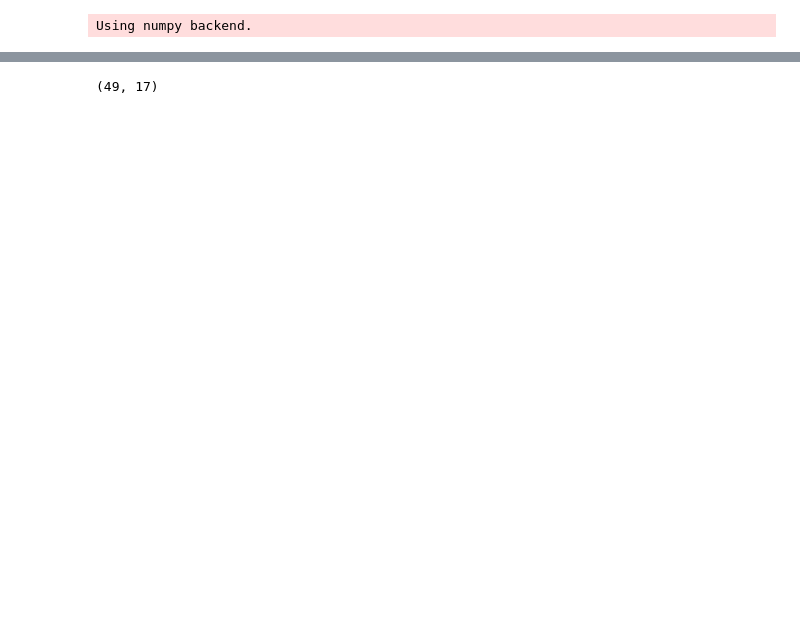
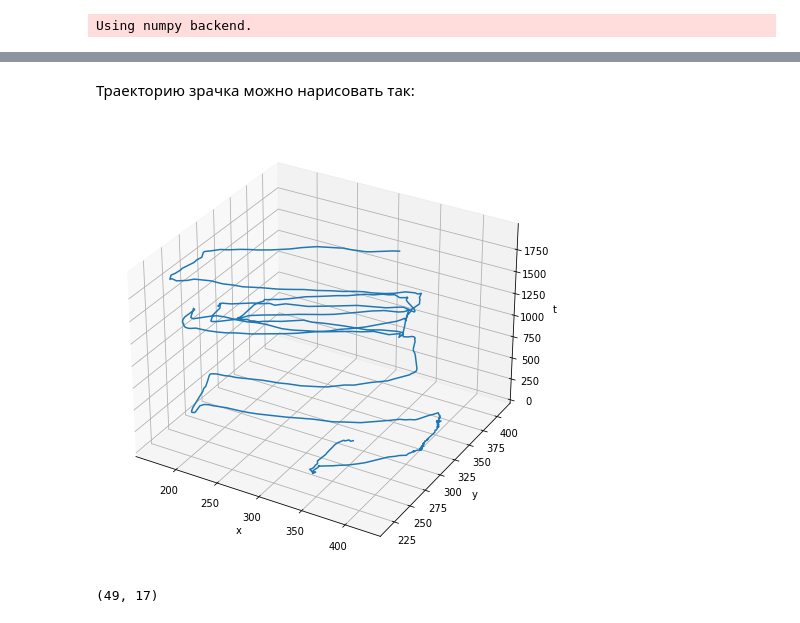
Before and after one commit to artem062/ForecastingMethods, a Jupyter notebook: Experiment.ipynb, the cells around one changed output, grey strips where cells are left out. Drawn from its saved outputs; the diff is of its cells as text; code cells hidden in the pictures; blank space fills up the shorter version.

```diff
--- a/Experiment.ipynb
+++ b/Experiment.ipynb
@@ -37,3 +49,15 @@ with open("videos.txt") as f:
+# %% [markdown]
+Траекторию зрачка можно нарисовать так:
+# %%
+fig = plt.figure(figsize=(12, 8))
+ax = fig.add_subplot(111, projection='3d')
+ax.plot(Y[:, 0], Y[:, 1], range(Y.shape[0]))
+ax.set_xlabel('x')
+ax.set_ylabel('y')
+ax.set_zlabel('t')
+plt.show()
+# %% [output]
+[figure, added]
 # %%
 paths_train, paths_test = train_test_split(paths)
 # %%
```
Also changed, not shown: parts of 11 cells of this notebook, 12 other files.
